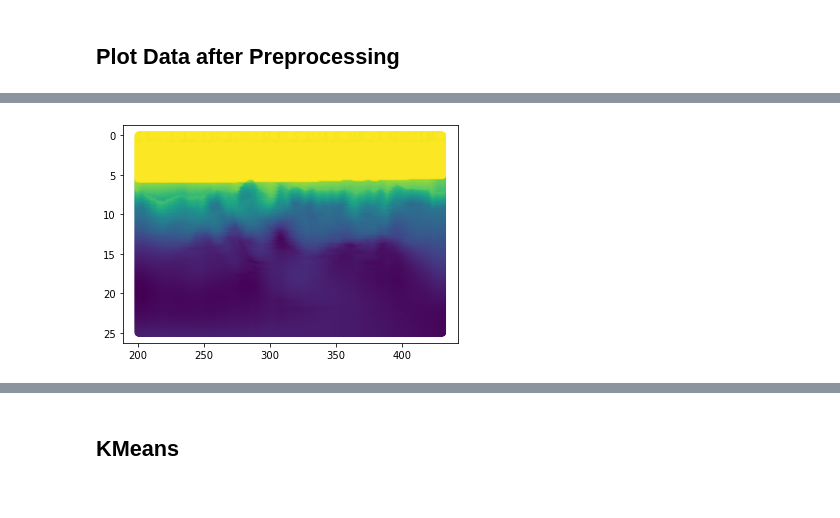
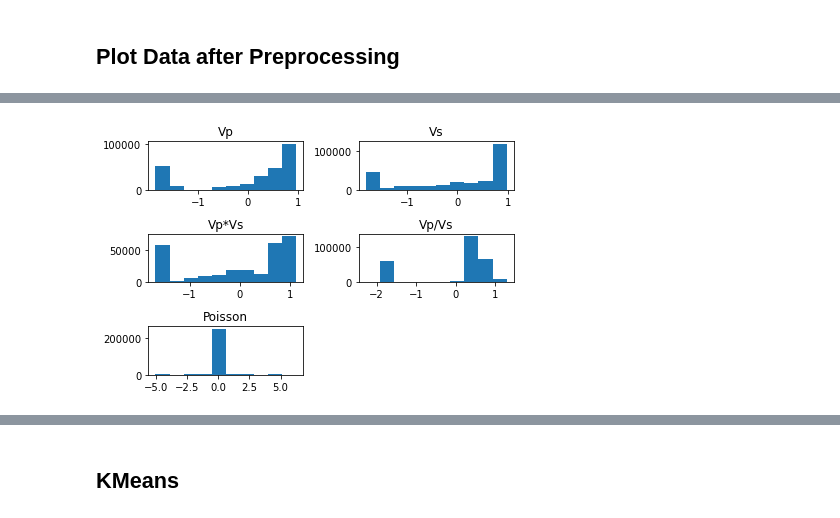
Before and after one commit to acse-yc220/finalProject, a Jupyter notebook: realData.ipynb, the cells around one changed output, grey strips where cells are left out. Cells and saved outputs as stored; diff of their text form; code cells hidden in the pictures.

```diff
--- a/realData.ipynb
+++ b/realData.ipynb
@@ -13,3 +10,14 @@ dataset = loadData(data)
+# %%
+data_vp = np.loadtxt('C:/Users/12928/Desktop/SyntheticDatasets/P-wave_output_monte_carlo_correct.xyz')
+data_vs = np.loadtxt('C:/Users/12928/Desktop/SyntheticDatasets/S-wave_output_correct.xyz')
+xy = np.loadtxt('C:/Users/12928/Desktop/SyntheticDatasets/S-wave_mask.xyz')
+data = loadData(data_vp,data_vs,xy)
+# vp = data_vp[:,2].reshape(-1,1)
+# vs = data_vs[:,2].reshape(-1,1)
+# vpvs=vp*vs
+# vpvs_d = vp/vs
+# poisson = (vpvs_d**2-2)/(vpvs_d**2-1)/2
+# data = np.concatenate((vp,vs,vpvs,vpvs_d,poisson,xy),axis=1)
 # %% [markdown]
 ## Plot Input Data
 # %% [markdown]
@@ -21 +39,3 @@ show_data(dataset)
+# %%
+data_noNan,nan_list = removenans(data)
 # %% [markdown]
@@ -32,6 +58,6 @@ Using preprocessing() to make data standardized
 # remove the mean
 # divide by the variance
 
-data_preprocessing = preprocessing(dataset)
+data_preprocessing = preprocessing(data_noNan)
 # %% [markdown]
 ## Plot Data after Preprocessing
@@ -38,4 +68,4 @@ data_preprocessing = preprocessing(dataset)
 # %%
-show_data(data_preprocessing)
+showDistribution(data_preprocessing)
 # %% [output]
-[figure, old version]
+[figure, new version]
```
Also changed, not shown: parts of 99 cells of this notebook.
